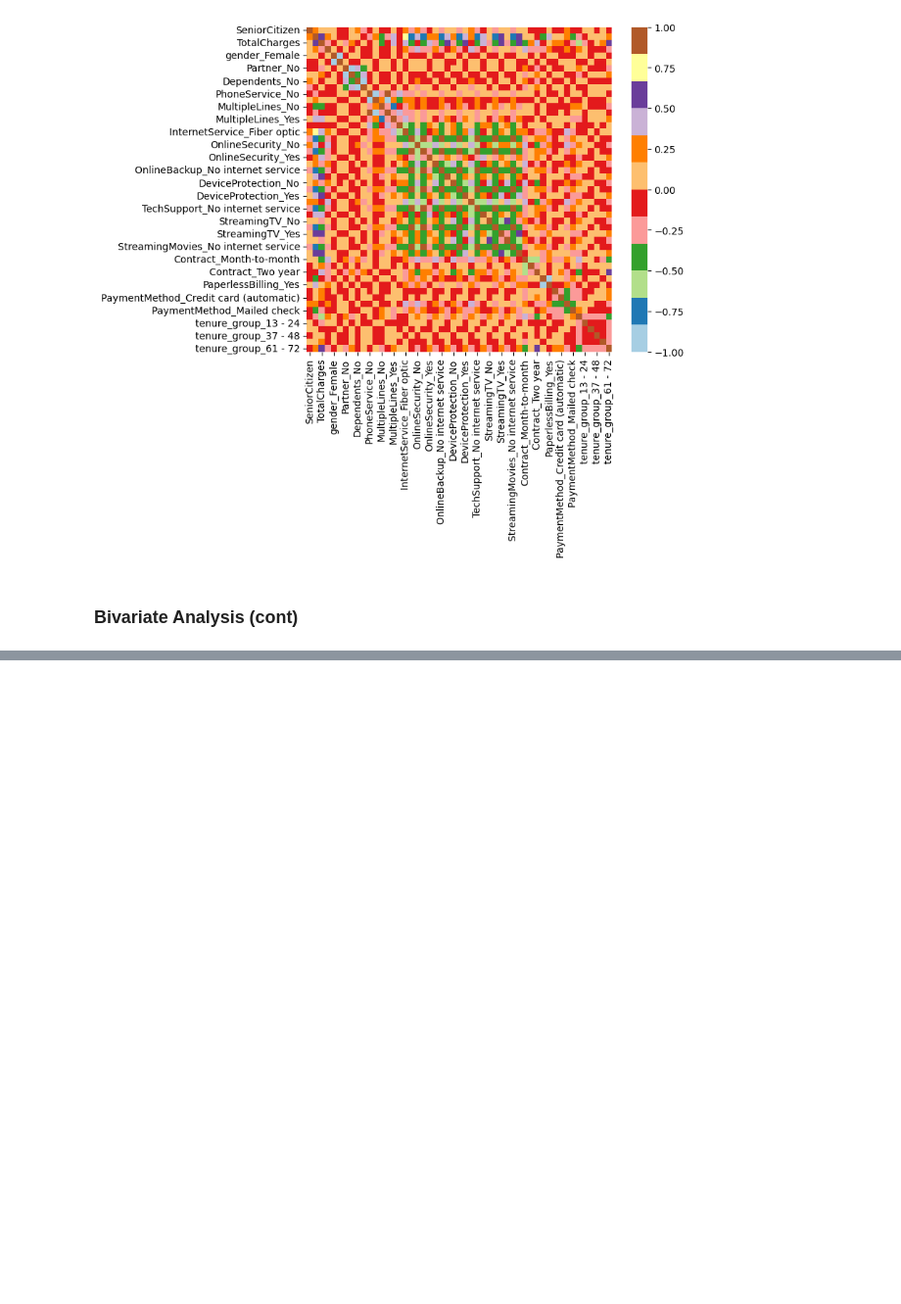
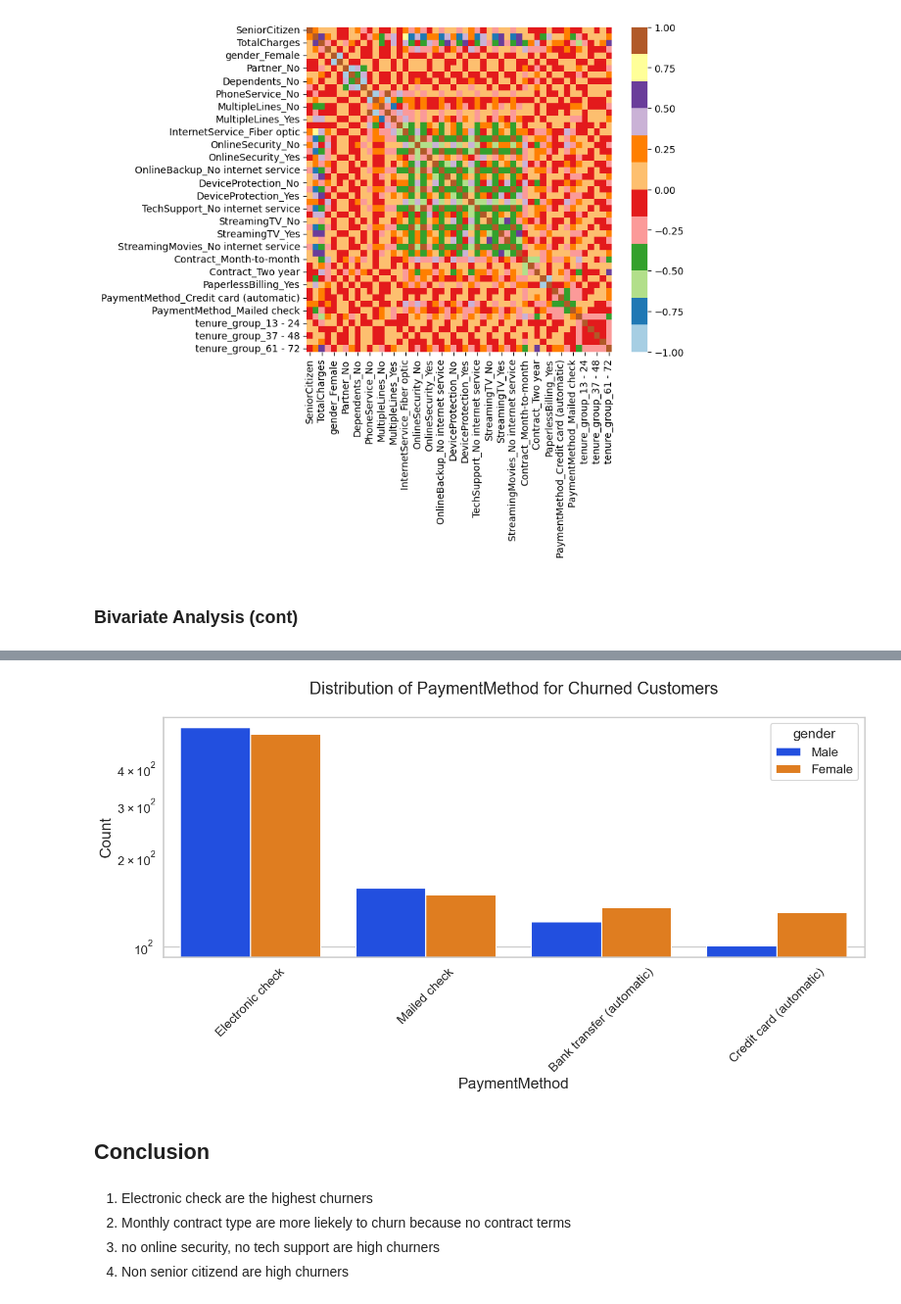
Before and after one commit to srsimonson/exploratory-data-analysis, a Jupyter notebook: customer_churn.ipynb, the cells around one changed output, grey strips where cells are left out. Shown at 98% size. Cells and saved outputs as stored; diff of their text form; code cells hidden in the pictures; blank space fills up the shorter version.

Commit message:
bivariate analysis and conclusions

```diff
--- a/customer_churn.ipynb
+++ b/customer_churn.ipynb
@@ -355,0 +428,17 @@ sns.heatmap(new_df_dummies.corr(), cmap='Paired')
+# %%
+uniplot(
+    new_df1_target1,
+    col='PaymentMethod',
+    title='Distribution of PaymentMethod for Churned Customers',
+    hue='gender',
+    use_log=True  # or False if log caused errors
+)
+# %% [output]
+[figure, added]
+# %% [markdown]
+## Conclusion
+# %% [markdown]
+1. Electronic check are the highest churners
+2. Monthly contract type are more liekely to churn because no contract terms
+3. no online security, no tech support are high churners
+4. Non senior citizend are high churners
```
Also changed, not shown: parts of 6 cells of this notebook.
